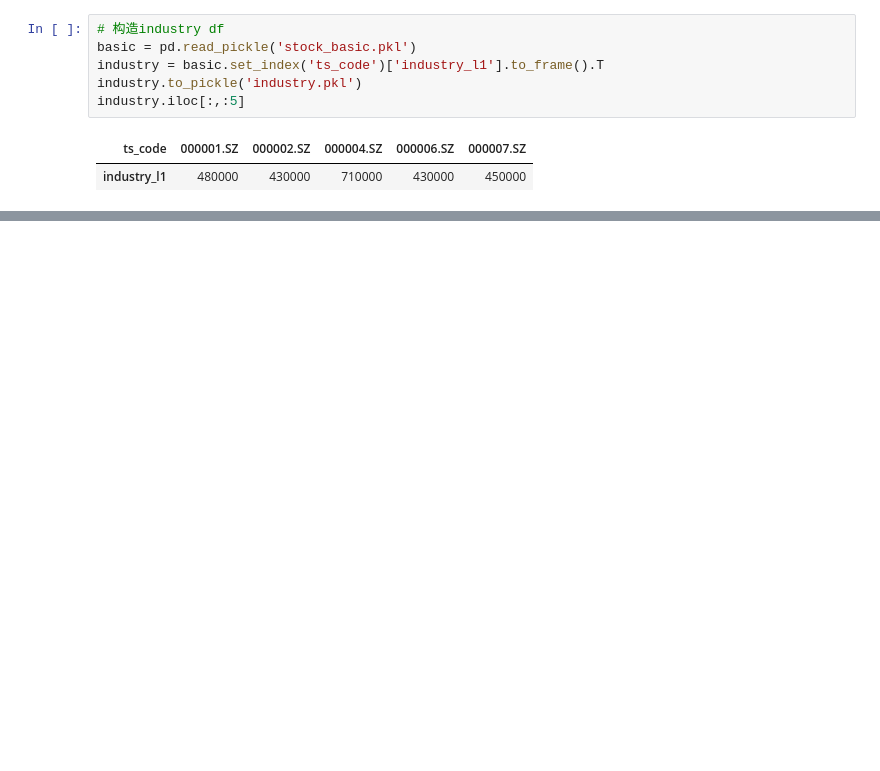
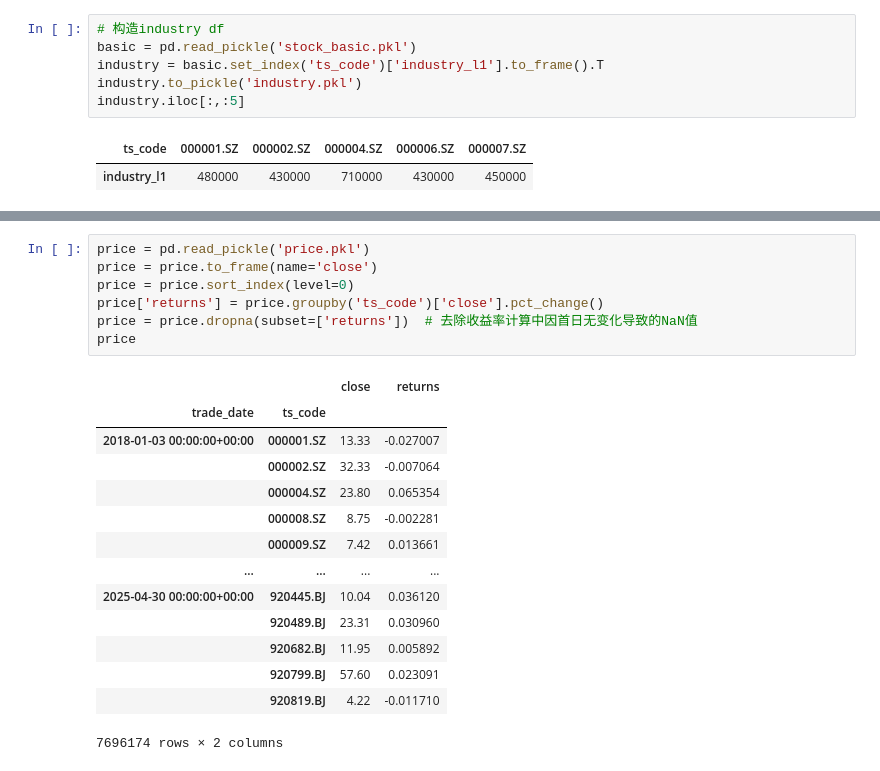
Before and after one commit to Alfafa0702/MFE5210Ass, a Jupyter notebook: cal_factor.ipynb, the cells around one changed output, grey strips where cells are left out. Cells and saved outputs as stored; diff of their text form; blank space fills up the shorter version.

```diff
--- a/cal_factor.ipynb
+++ b/cal_factor.ipynb
@@ -127,0 +235,22 @@ alphalens.tears.create_full_tear_sheet(factor_data)
+# %%
+price = pd.read_pickle('price.pkl')
+price = price.to_frame(name='close')
+price = price.sort_index(level=0)
+price['returns'] = price.groupby('ts_code')['close'].pct_change()
+price = price.dropna(subset=['returns'])  # 去除收益率计算中因首日无变化导致的NaN值
+price
+# %% [output]
+|  |  | close | returns |
+| trade_date | ts_code |  |  |
+| 2018-01-03 00:00:00+00:00 | 000001.SZ | 13.33 | -0.027007 |
+|  | 000002.SZ | 32.33 | -0.007064 |
+|  | 000004.SZ | 23.80 | 0.065354 |
+|  | 000008.SZ | 8.75 | -0.002281 |
+|  | 000009.SZ | 7.42 | 0.013661 |
+| ... | ... | ... | ... |
+| 2025-04-30 00:00:00+00:00 | 920445.BJ | 10.04 | 0.036120 |
+|  | 920489.BJ | 23.31 | 0.030960 |
+|  | 920682.BJ | 11.95 | 0.005892 |
+|  | 920799.BJ | 57.60 | 0.023091 |
+|  | 920819.BJ | 4.22 | -0.011710 |
+7696174 rows × 2 columns
```
Also changed, not shown: parts of 30 cells of this notebook, 17 other files.
